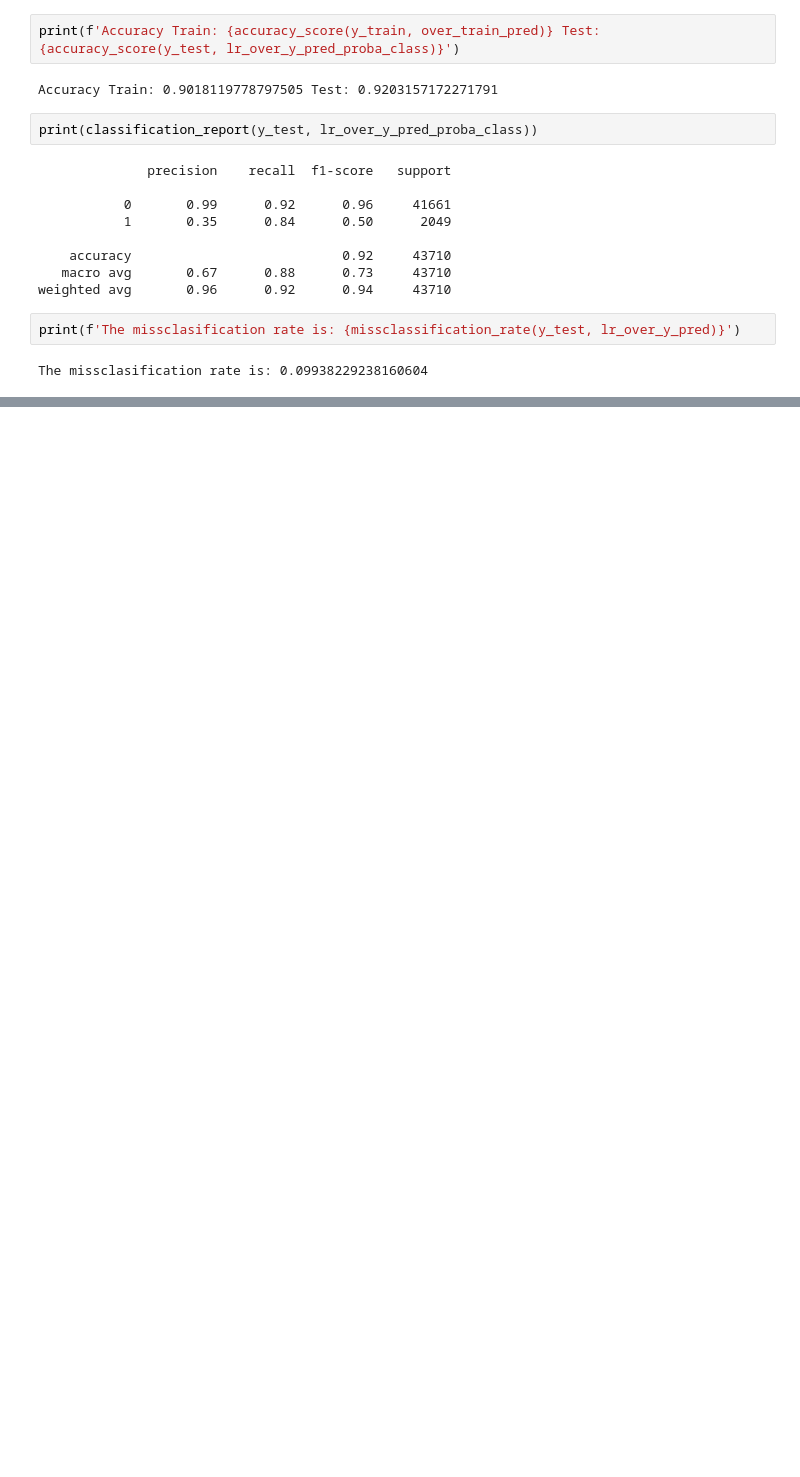
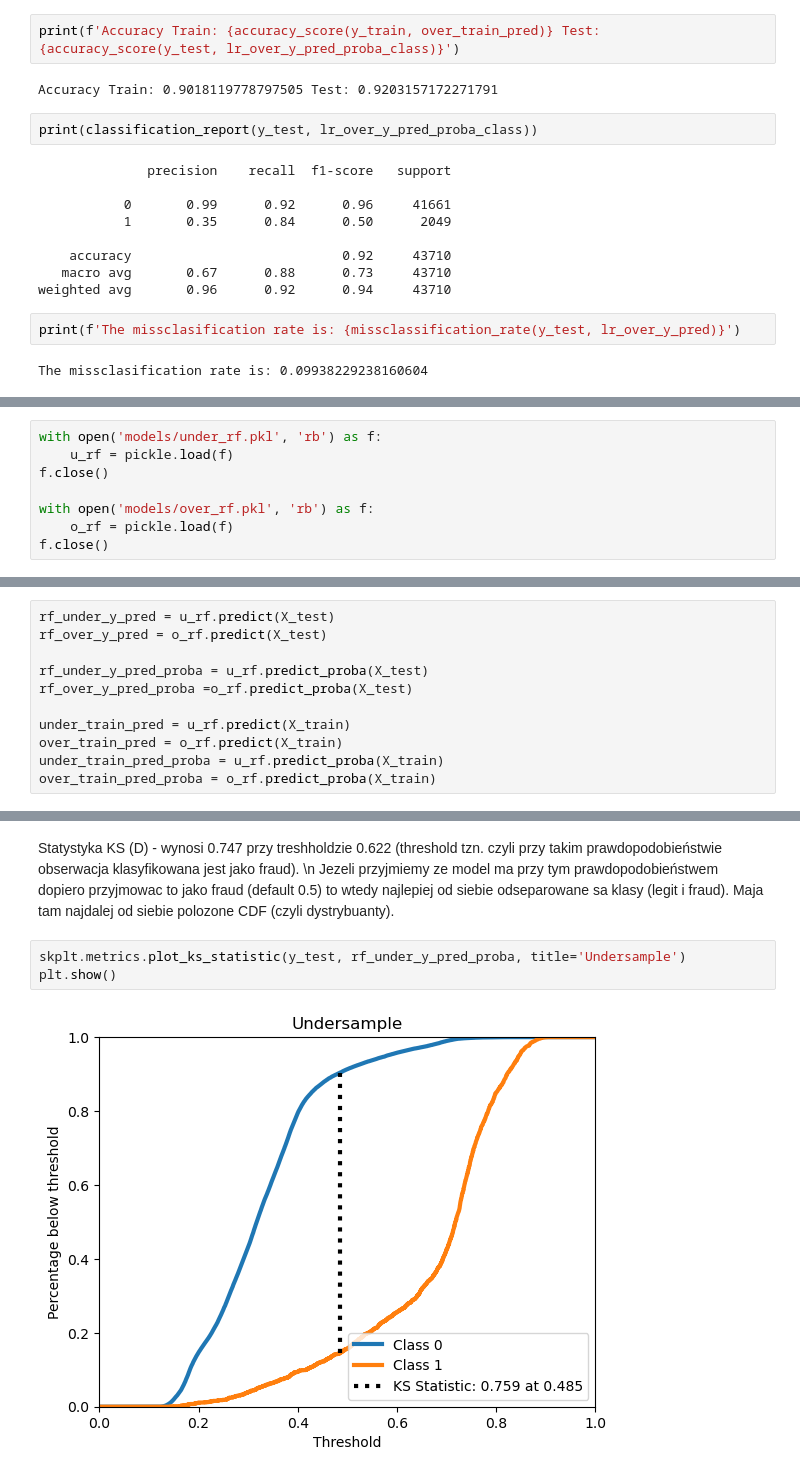
Before and after one commit to JakubKozlowski1/data_mining, a Jupyter notebook: evaluation.ipynb, the cells around one changed output, grey strips where cells are left out. Drawn from its saved outputs; the diff is of its cells as text; blank space fills up the shorter version.

Commit message:
evaluation for all models

```diff
--- a/evaluation.ipynb
+++ b/evaluation.ipynb
@@ -162,0 +173,8 @@ The missclasification rate is: 0.09938229238160604
+# %%
+with open('models/under_rf.pkl', 'rb') as f:
+    u_rf = pickle.load(f)
+f.close()
+
+with open('models/over_rf.pkl', 'rb') as f:
+    o_rf = pickle.load(f)
+f.close()
@@ -162,0 +183,11 @@ The missclasification rate is: 0.09938229238160604
+# %%
+rf_under_y_pred = u_rf.predict(X_test)
+rf_over_y_pred = o_rf.predict(X_test)
+
+rf_under_y_pred_proba = u_rf.predict_proba(X_test)
+rf_over_y_pred_proba =o_rf.predict_proba(X_test)
+
+under_train_pred = u_rf.predict(X_train)
+over_train_pred = o_rf.predict(X_train)
+under_train_pred_proba = u_rf.predict_proba(X_train)
+over_train_pred_proba = o_rf.predict_proba(X_train)
@@ -162,0 +245,8 @@ The missclasification rate is: 0.09938229238160604
+# %% [markdown]
+Statystyka KS (D) - wynosi 0.747 przy treshholdzie 0.622 (threshold tzn. czyli przy takim prawdopodobieństwie obserwacja klasyfikowana jest jako fraud). \n
+Jezeli przyjmiemy ze model ma przy tym prawdopodobieństwem dopiero przyjmowac to jako fraud (default 0.5) to wtedy najlepiej od siebie odseparowane sa klasy (legit i fraud). Maja tam najdalej od siebie polozone CDF (czyli dystrybuanty).
+# %%
+skplt.metrics.plot_ks_statistic(y_test, rf_under_y_pred_proba, title='Undersample')
+plt.show()
+# %% [output]
+[figure, added]
```
Also changed, not shown: parts of 84 cells of this notebook, 8 other files.
